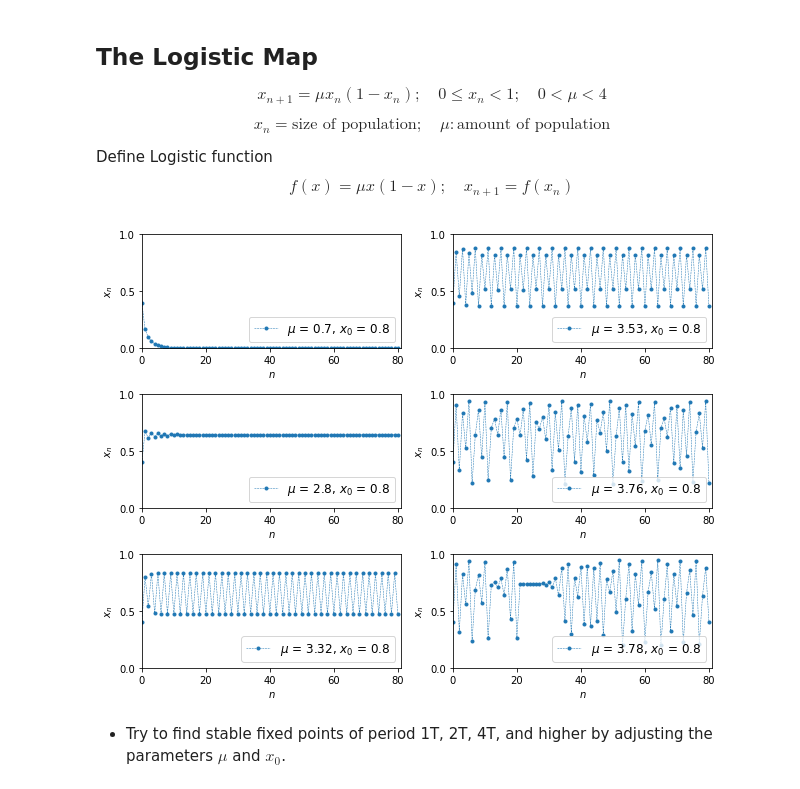
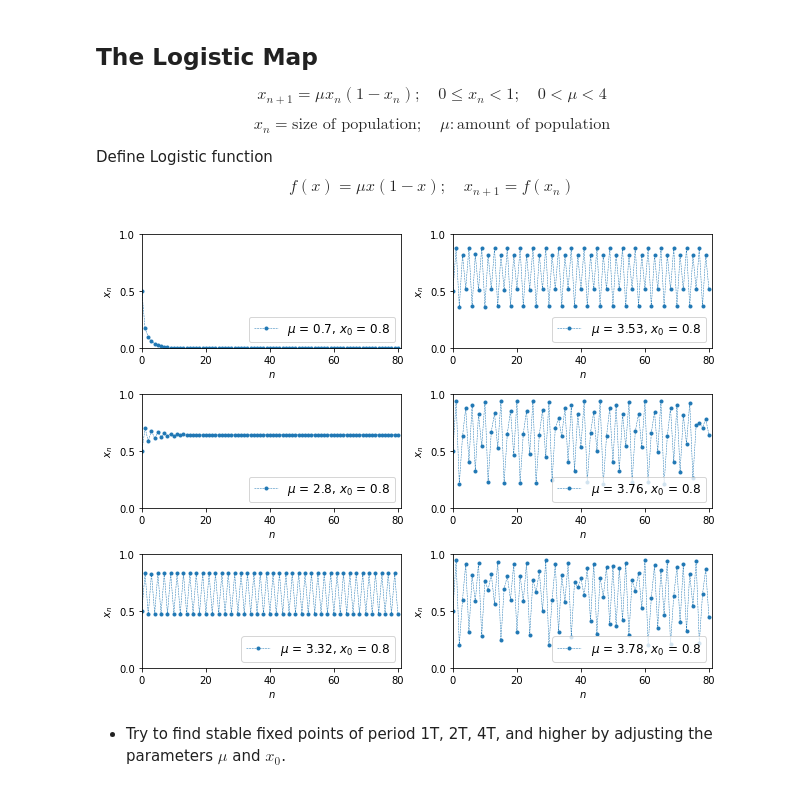
Before and after one commit to jburba/Lectures, a Jupyter notebook: Lecture6.ipynb, the cells around one changed output. Drawn from its saved outputs; the diff is of its cells as text; code cells hidden in the pictures.

```diff
--- a/Lecture6.ipynb
+++ b/Lecture6.ipynb
@@ -35,28 +35,28 @@ $$
 # %%
 fig = plt.figure(figsize = [9,7])
 axs = fig.subplots(3,2)
 
 axs = list(axs.flatten())
 
 mus = [0.7,3.53,2.8,3.76,3.32,3.78]
 
 for ii in range(6):
 
-    m = lm.LogisticMap(0.4, mu = mus[ii])
+    m = lm.LogisticMap(x=0.5, mu = mus[ii])
     m.iterate(80)
 
     axs[ii].plot(m.xList, ls = '--', marker = 'o', ms = 3, lw =0.5, label = "$\mu$ = {0}, $x_0$ = {1}".format(mus[ii], 0.8))
     axs[ii].set_ylabel('$x_n$')
     axs[ii].set_xlabel('$n$')
     axs[ii].legend(loc = 4,fontsize = 12)
     axs[ii].set_ylim([0,1])
     axs[ii].set_xlim([0,81])
     axs[ii].set_yticks([0,0.5,1])
 
 
     fig.subplots_adjust(top = 0.95, bottom =0.09, left = 0.10, right =0.98, wspace = 0.2, hspace = 0.4)
 # %% [output]
-[figure, old version]
+[figure, new version]
 # %% [markdown]
 * Try to find stable fixed points of period 1T, 2T, 4T, and higher by adjusting the parameters $\mu$ and $x_0$.
 # %% [markdown]
```
Also changed, not shown: parts of 1 cell of this notebook.
